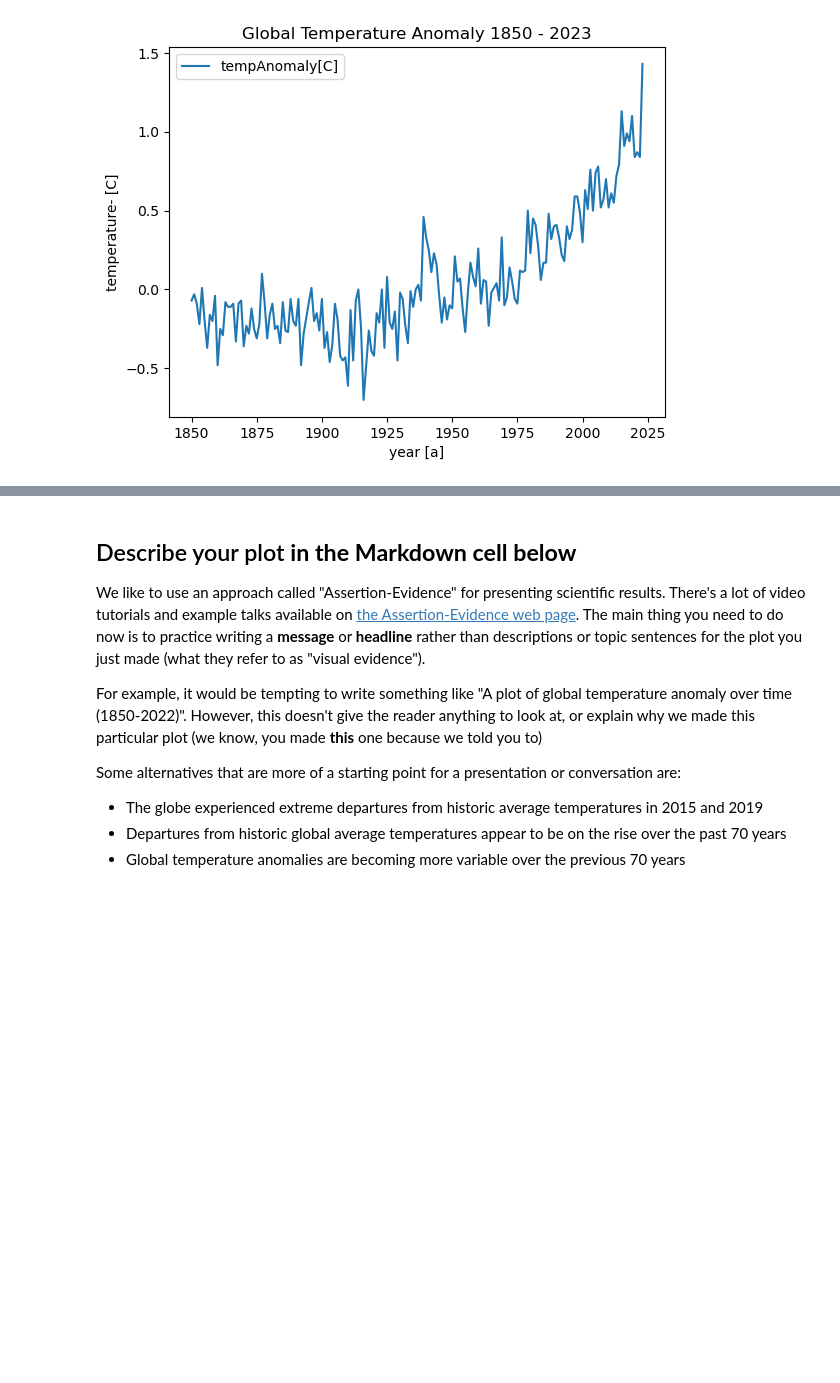
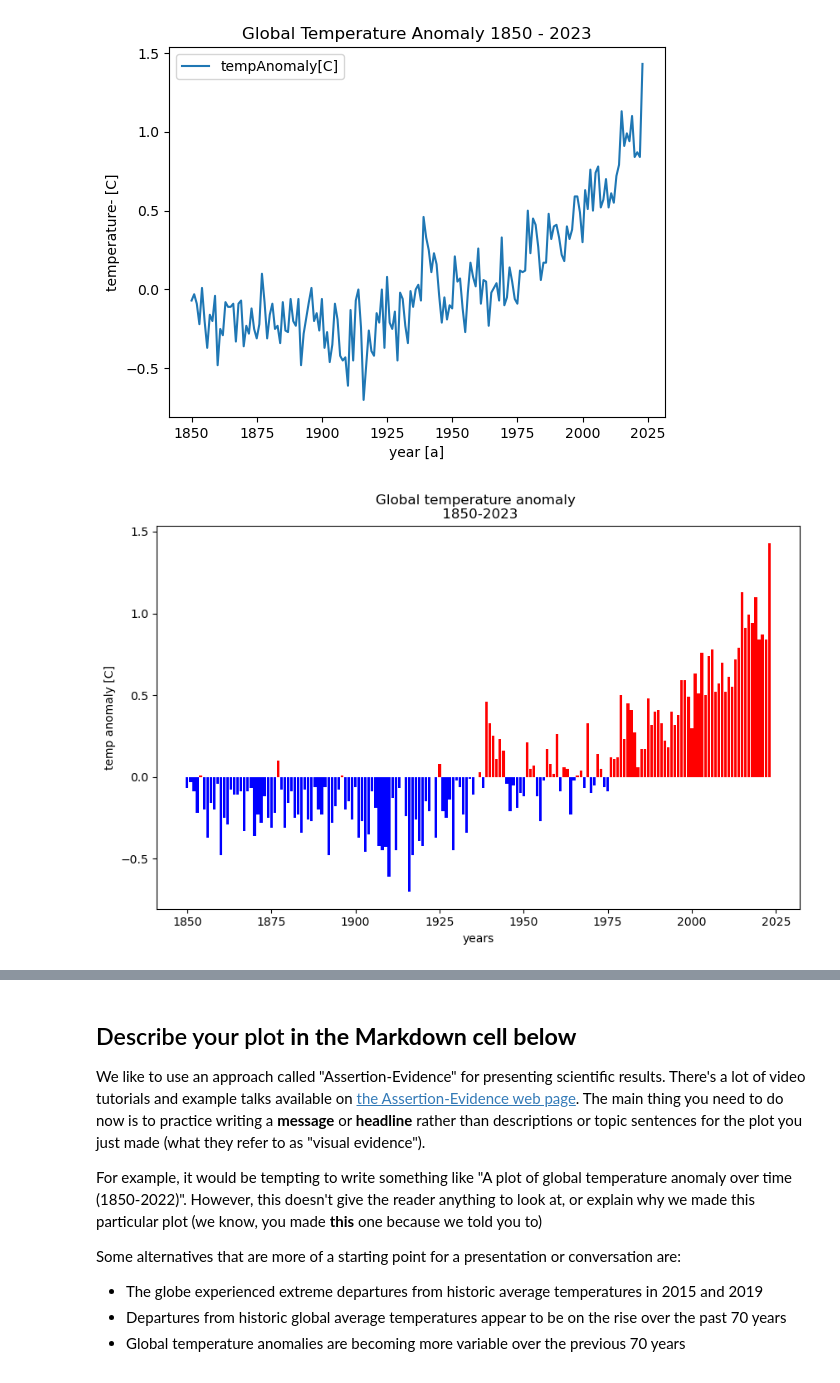
Before and after one commit to JennVargas15/01-geopark-get-started-reproducible-science-template, a Jupyter notebook: Get Started with Open Reproducible Science!.ipynb, the cells around one changed output, grey strips where cells are left out. Drawn from its saved outputs; the diff is of its cells as text; code cells hidden in the pictures; blank space fills up the shorter version.

````diff
--- a/Get Started with Open Reproducible Science!.ipynb
+++ b/Get Started with Open Reproducible Science!.ipynb
@@ -347,3 +347,10 @@ print(dataframe['tempAnomaly[C]'].max())
 
         dataframe['temp_c'] = dataframe['temp_f'].apply(convert)
         ```
+# %%
+def convert(temperatureC):
+    """Convert temperature to Celcius"""
+    temperatureF = (temperatureC *9/5) + 32
+    return temperatureF
+
+dataframe['TempAnomaly'] = dataframe['TempAnomaly[C]'].apply(convert)
@@ -368,3 +381,31 @@ dataframe.plot(x='date', y='tempAnomaly[C]',
+# %%
+# you need to define figure and axes objects
+fig, ax = plt.subplots(figsize=(10,6))
+
+# define variables for plotting or something like that
+years = dataframe['date']
+temp_anomaly = dataframe['tempAnomaly[C]']
+#print(years,temp_anomaly)
+
+# defining colours using conditional statements (if/the)
+colors = ['red' if value > 0 else 'blue' for value in temp_anomaly]
+
+# plot using bar charts
+
+plt.bar(years,temp_anomaly,color = colors)
+
+# adding labels and title to axis and pilot
+plt.xlabel('years')
+plt.ylabel('temp anomaly [C]')
+plt.title('Global temperature anomaly \n 1850-2023')
+
+plt.show()
+
+
+#si las anomalias de temperaturas son mayores a 0 el color es rojas
+#si son menores a 0 serán azules
+# %% [output]
+[figure, added]
 # %% [markdown]
 **THIS ISN'T THE END! Don't forget to complete the next task where you will describe your plot**
 
````
Also changed, not shown: parts of 2 cells of this notebook.
